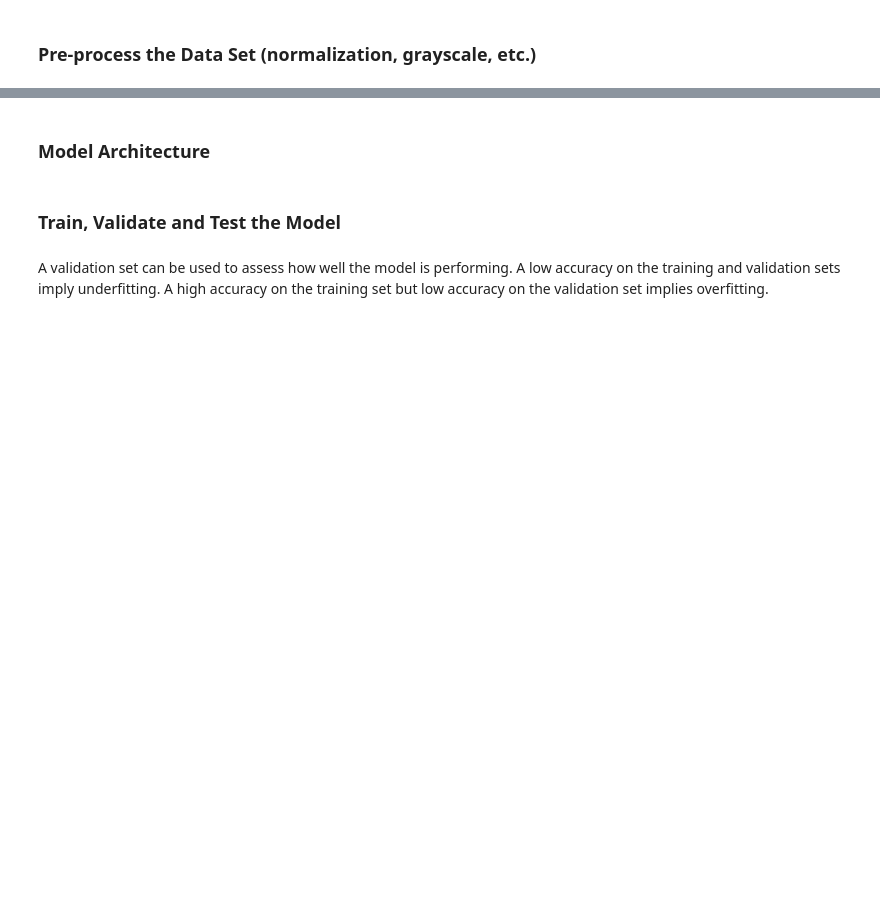
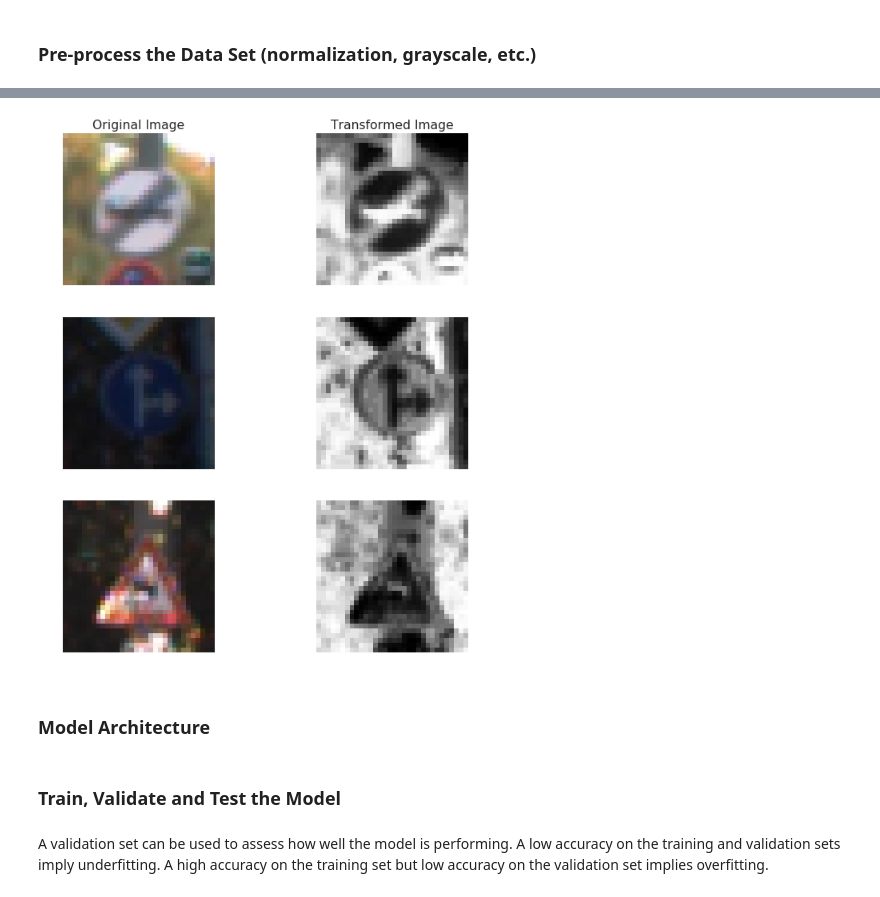
Before and after one commit to hparik11/German-Traffic-Sign-Recognition, a Jupyter notebook: Traffic_Sign_Classifier.ipynb, the cells around one changed output, grey strips where cells are left out. Saved outputs shown, nothing was run; the diff lists cells and outputs as text; code cells hidden in the pictures; blank space fills up the shorter version.

```diff
--- a/Traffic_Sign_Classifier.ipynb
+++ b/Traffic_Sign_Classifier.ipynb
@@ -383,0 +260,33 @@ Use the code cell (or multiple code cells, if necessary) to implement the first
+# %%
+plt.figure(figsize=(10,10))
+img = X_train[100]
+plt.subplot(3,2,1)
+plt.imshow(img)
+plt.title('Original Image')
+plt.axis('off')
+plt.subplot(3,2,2)
+plt.axis('off')
+plt.imshow(transform_img(img))
+plt.title('Transformed Image')
+
+
+img = X_train[1000]
+plt.subplot(3,2,3)
+plt.imshow(img)
+plt.axis('off')
+plt.subplot(3,2,4)
+plt.axis('off')
+plt.imshow(transform_img(img))
+
+img = X_train[2190]
+plt.subplot(3,2,5)
+plt.imshow(img)
+
+plt.axis('off')
+plt.subplot(3,2,6)
+plt.axis('off')
+plt.imshow(transform_img(img))
+plt.tight_layout()
+plt.savefig('plots/image_transformations.png',bbox_inches='tight')
+# %% [output]
+[figure, added]
```
Also changed, not shown: parts of 81 cells of this notebook, 7 other files.
